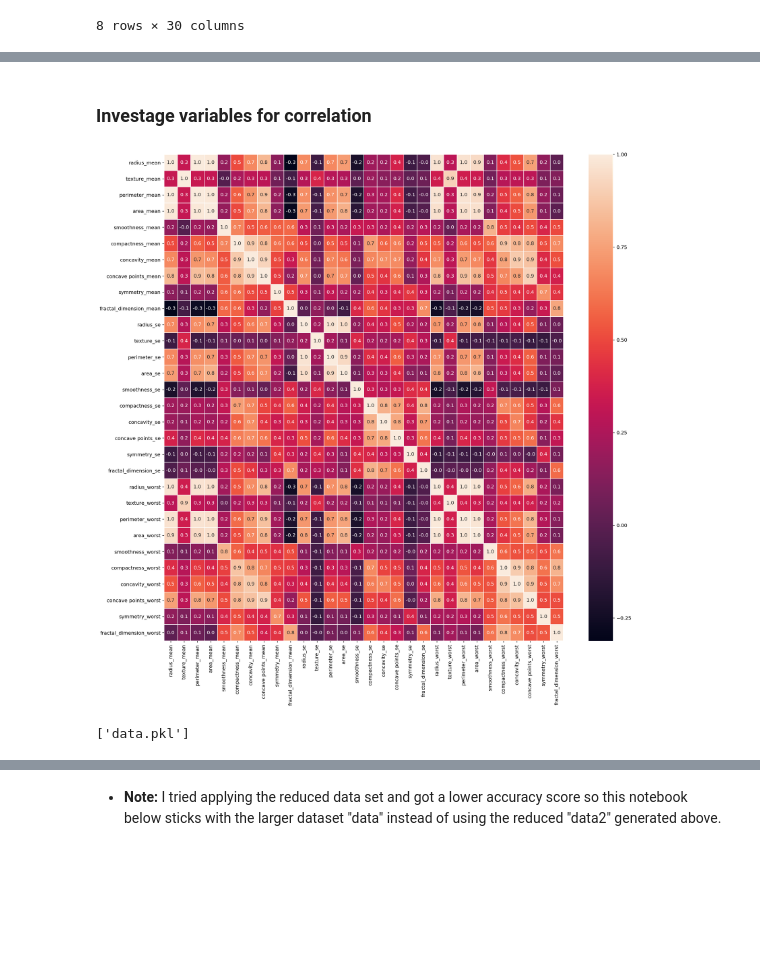
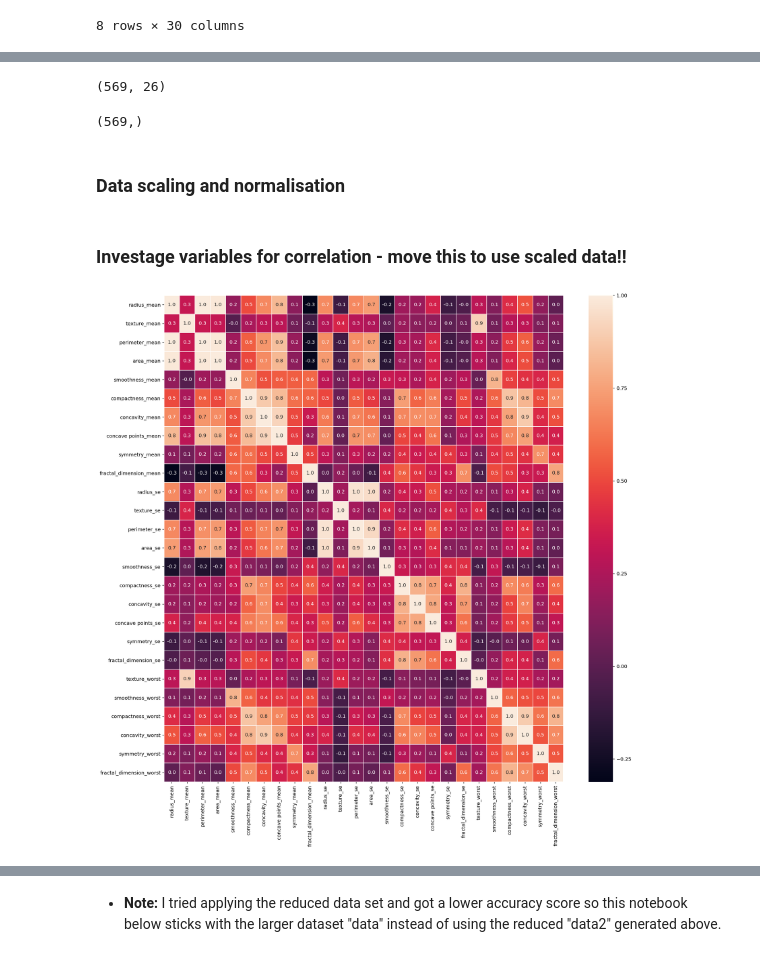
Before and after one commit to scheckley/kaggle-wisconsin-ml, a Jupyter notebook: notebooks/scratch.ipynb, the cells around one changed output, grey strips where cells are left out. Cells and saved outputs as stored; diff of their text form; code cells hidden in the pictures; blank space fills up the shorter version.

Commit message:
added scaling and normalising of the data, which has improved SVM to 98% and equal accuracy to XGBoost using unscaled data.

```diff
--- a/notebooks/scratch.ipynb
+++ b/notebooks/scratch.ipynb
@@ -45,11 +57,37 @@ data.describe()
+# %%
+x_data = data.drop(droplist, axis=1)
+x_data.shape
+
+#x_data2 = data2 # the VFI reduced dataset - use this if you want but I got lower accuracy scores compared with x_data
+# %% [output]
+(569, 26)
+# %%
+#target vector
+y_data = data['diagnosis']
+y_data.shape
+# %% [output]
+(569,)
+# %% [markdown]
+### Data scaling and normalisation
+# %%
+# scale and normalise the data
+feature_names = x_data.columns #save the column names
+
+x_data_scaled = scale(x_data)
+x_data_scaled = pd.DataFrame(x_data_scaled)
+x_data_scaled.columns = feature_names
+
+x_data_norm = normalize(x_data)
+x_data_norm = pd.DataFrame(x_data_norm)
+x_data_norm.columns = feature_names
 # %% [markdown]
-### Investage variables for correlation
+### Investage variables for correlation - move this to use scaled data!!
 # %%
 # heat map to look for correlation
 f,ax = plt.subplots(figsize=(18, 18))
-sns.heatmap(data.corr(), annot=True, linewidths=.5, fmt= '.1f',ax=ax);
+sns.heatmap(x_data_scaled.corr(), annot=True, linewidths=.5, fmt= '.1f',ax=ax);
 # %% [output]
-[figure, old version]
+[figure, new version]
 # %%
 from statsmodels.stats.outliers_influence import variance_inflation_factor
 from joblib import Parallel, delayed
@@ -73,12 +111,6 @@ def calculate_vif_(X, thresh=5.0):
     print('Remaining variables:')
     print([variables])
     return X[[i for i in variables]]
-# %%
-# backup the dataset as the code in the next cell for some reason removes the diagnosis column from data as well as X (I need to fix this later).
-from sklearn.externals import joblib
-joblib.dump(data, 'data.pkl')
-# %% [output]
-['data.pkl']
 # %%
 X = data # make a copy of the data for analysis
 try:
```
Also changed, not shown: parts of 66 cells of this notebook.
